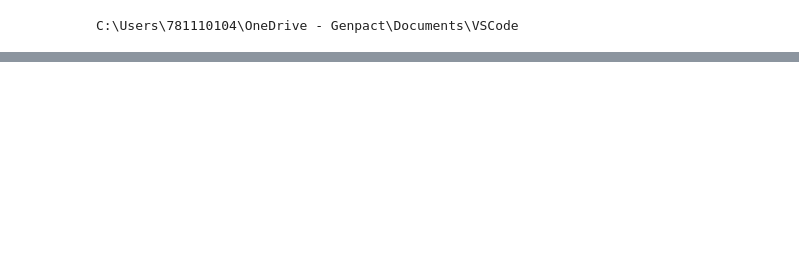
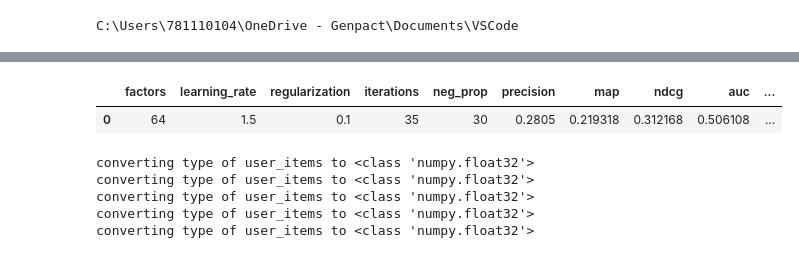
Before and after one commit to ChristophBarkey/Implicit_CF, a Jupyter notebook: testing_1.ipynb, the cells around one changed output, grey strips where cells are left out. Cells and saved outputs as stored; diff of their text form; code cells hidden in the pictures; blank space fills up the shorter version.

```diff
--- a/testing_1.ipynb
+++ b/testing_1.ipynb
@@ -74,0 +61,5 @@ hyper_test_als[hyper_test_als.factors == 128]
+# %%
+hyper_test_lmf
+# %% [output]
+|  | factors | learning_rate | regularization | iterations | neg_prop | precision | map | ndcg | auc | ... |
+| 0 | 64 | 1.5 | 0.1 | 35 | 30 | 0.2805 | 0.219318 | 0.312168 | 0.506108 | ... |
@@ -74,0 +69,9 @@ hyper_test_als[hyper_test_als.factors == 128]
+# %%
+space_eALS = {'factors' : [64], 'alpha': [0.25], 'regularization':[0.001], 'w0':[5]}
+test_cv_eals = cv.hyperp_tuning(test_k, train_k, space_eALS, 'eALS')
+# %% [output]
+converting type of user_items to <class 'numpy.float32'>
+converting type of user_items to <class 'numpy.float32'>
+converting type of user_items to <class 'numpy.float32'>
+converting type of user_items to <class 'numpy.float32'>
+converting type of user_items to <class 'numpy.float32'>
```
Also changed, not shown: parts of 22 cells of this notebook.
